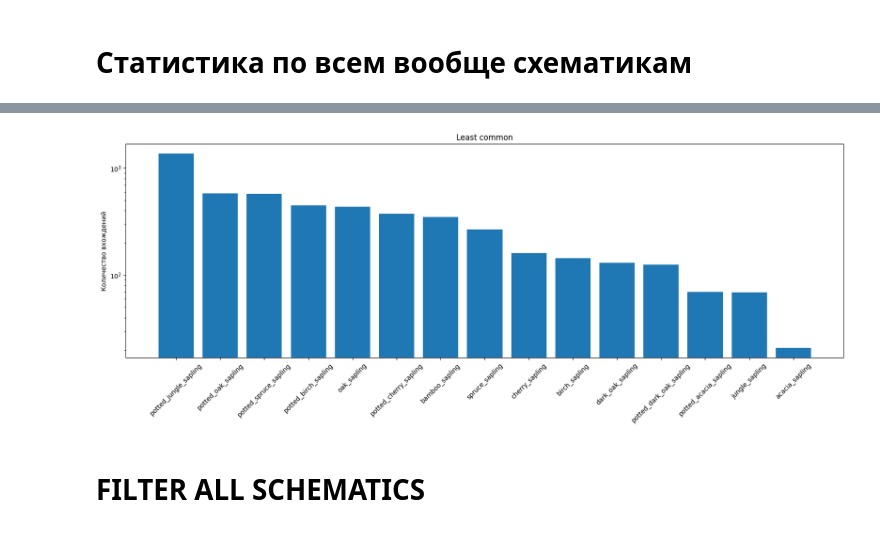
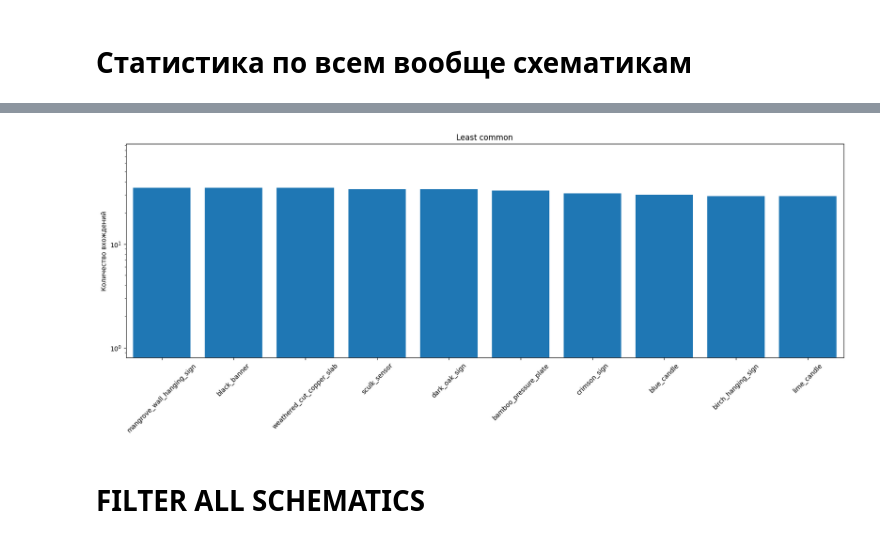
Before and after one commit to oleja1shpep/DiffusionCraft, a Jupyter notebook: src/notebooks/stats.ipynb, the cells around one changed output, grey strips where cells are left out. Drawn from its saved outputs; the diff is of its cells as text; code cells hidden in the pictures.

```diff
--- a/src/notebooks/stats.ipynb
+++ b/src/notebooks/stats.ipynb
@@ -412,7 +412,7 @@ with open("statistics.json", "w") as w:
 import json
 import matplotlib.pyplot as plt
 
-with open("../block_data/statistics.json") as f:
+with open("../block_data/statistics_web_val.json") as f:
     statistics = json.load(f)
 
 statistics = list(statistics.items())
@@ -1649,7 +1651,7 @@ with open("../block_data/block2idx.json") as f:
 blocks_counter = Counter()
 non_existing_blocks_fraction = []
 
-directory = Path("../../data/web_data/schem")
+directory = Path("../../data/web_data/filtered_schem")
 
 shapes = []
 
@@ -1851,36 +1842,37 @@ show_top_statistics(blocks_counter, 30, reversed=True, nonzero=False, ax=ax, tit
 def show_top_custom_statistics(blocks_counter, limit, ignore_air=True, reversed=False, nonzero=False, ax=None, title=""):
 
     statistics = list(blocks_counter.items())
 
     data = sorted(statistics, key=lambda x: -x[1])
 
     if nonzero:
         data = [item for item in data if item[1] != 0]
 
     if ignore_air:
         data = [item for item in data if item[0] != "minecraft:air"]
 
-    data =  [item for item in data if "sapling" in item[0]]
+    # data =  [item for item in data if "coral" in item[0]]
 
     if reversed:
         data = data[-limit:]
     else:
         data = data[:limit]
 
 
     names = [item[0][item[0].index(":") + 1:] for item in data]
     values = [item[1] for item in data]
 
     ax.bar(np.arange(len(names)), values)
     ax.set_xticks(np.arange(len(names)), names, rotation=45)
     ax.set_title(title)
     ax.set_ylabel("Количество вхождений")
     ax.set_yscale("log")
+    ax.set_xlim([40.5,50.5])
 
 fig, ax = plt.subplots(1, 1, figsize=(20, 6))
-show_top_custom_statistics(blocks_counter, 300, reversed=True, nonzero=False, ax=ax, title="Least common")
+show_top_custom_statistics(blocks_counter, 100, reversed=True, nonzero=False, ax=ax, title="Least common")
 # %% [output]
-[figure, old version]
+[figure, new version]
 # %% [markdown]
 # FILTER ALL SCHEMATICS
 # %%
```
Also changed, not shown: parts of 12 cells of this notebook, 6 other files.
